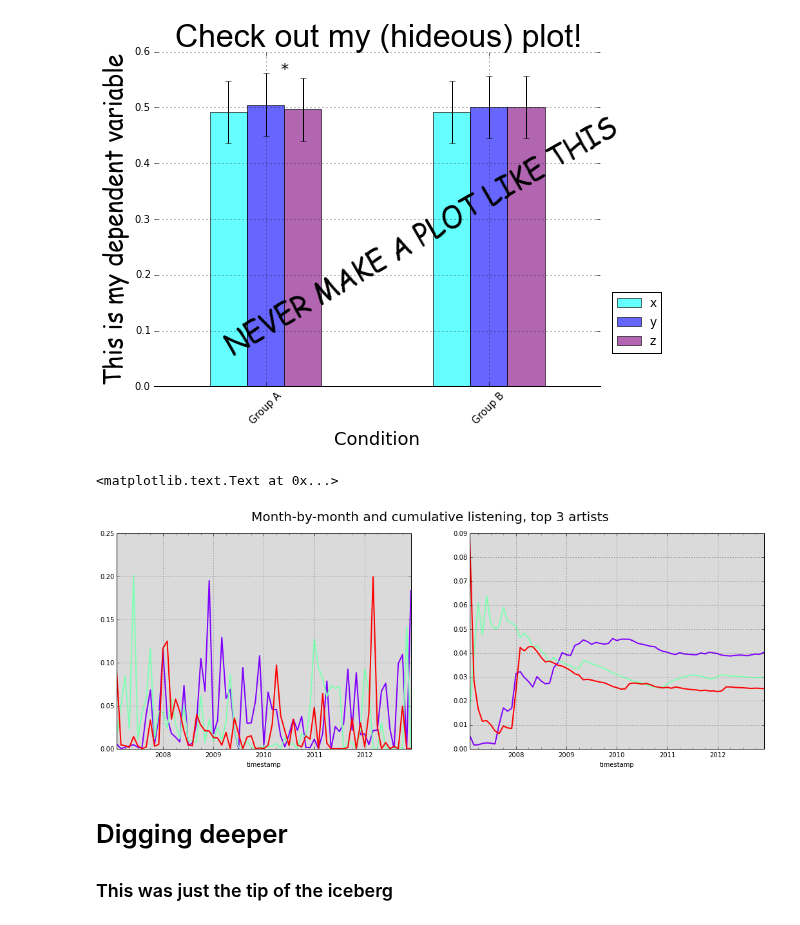
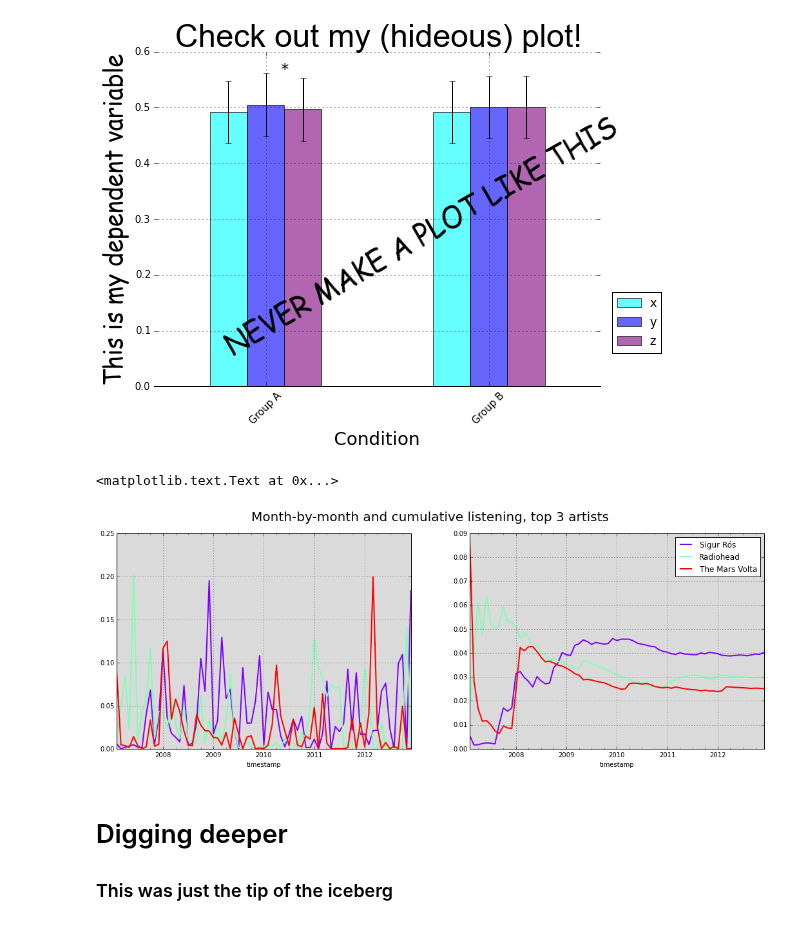
Before and after one commit to jlorince/jlorince.github.io, a Jupyter notebook: pres/PythonTutorial/PythonTutorial.ipynb, the cells around one changed output. Cells and saved outputs as stored; diff of their text form; code cells hidden in the pictures.

```diff
--- a/pres/PythonTutorial/PythonTutorial.ipynb
+++ b/pres/PythonTutorial/PythonTutorial.ipynb
@@ -679,35 +679,35 @@ plot_data = data.groupby(['artist','timestamp']).count()['item_id'].unstack().re
 total_monthly_playcounts = time_indexed.resample('M',how='count')['item_id']
 
 # 1 row x 2 column plot
 fig,axes = plt.subplots(1,2,figsize = (18,6))
 
 # normalize data, then plot, note use of colormap
 plot_data.divide(total_monthly_playcounts,axis=0).plot(ax=axes[0],grid=True,legend=False,lw=2,colormap='rainbow')
 ax.set_ylabel('Monthly proportion of listening')
 
 # normalized *cumulative* and plot
 plot_data.cumsum().divide(total_monthly_playcounts.cumsum(),axis=0).plot(ax=axes[1],grid=True,legend=False,lw=2,colormap='rainbow')
 ax.set_ylabel('Cumulative monthly proportion of listening')
 
 # manually create legend
-leg = ax.legend()
+leg = axes[1].legend()
 
 # do some manual reformatting of all our legend text
 from urllib import unquote_plus
 text = leg.get_texts()
 for t in text:
     t.set_text(unquote_plus(t.get_text().encode('ascii')).decode('utf8').title())
 
 # when we want to do the same sort of transformation to all axes, we can do so with a simple for loop
 for ax in axes:
     ax.set_axis_bgcolor('#DADADA') # set background color
     #ax.set_ylim(0,0.22)
 
 # set an overall figure title
 fig.suptitle('Month-by-month and cumulative listening, top 3 artists',fontsize=20)
 # %% [output]
 <matplotlib.text.Text at 0x...>
-[figure, old version]
+[figure, new version]
 # %% [markdown]
 # Digging deeper
 
```
Also changed, not shown: parts of 1 cell of this notebook, 1 other file.
